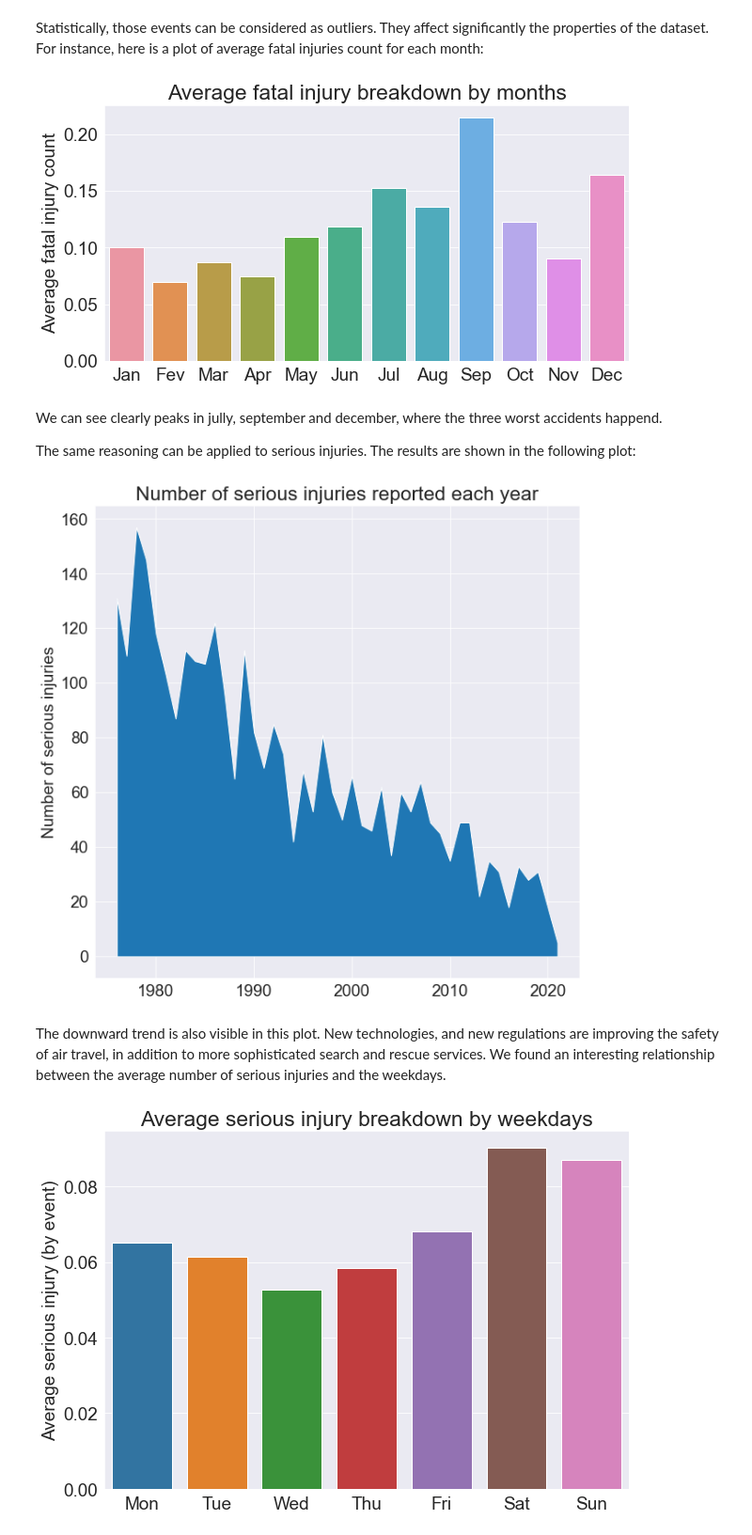
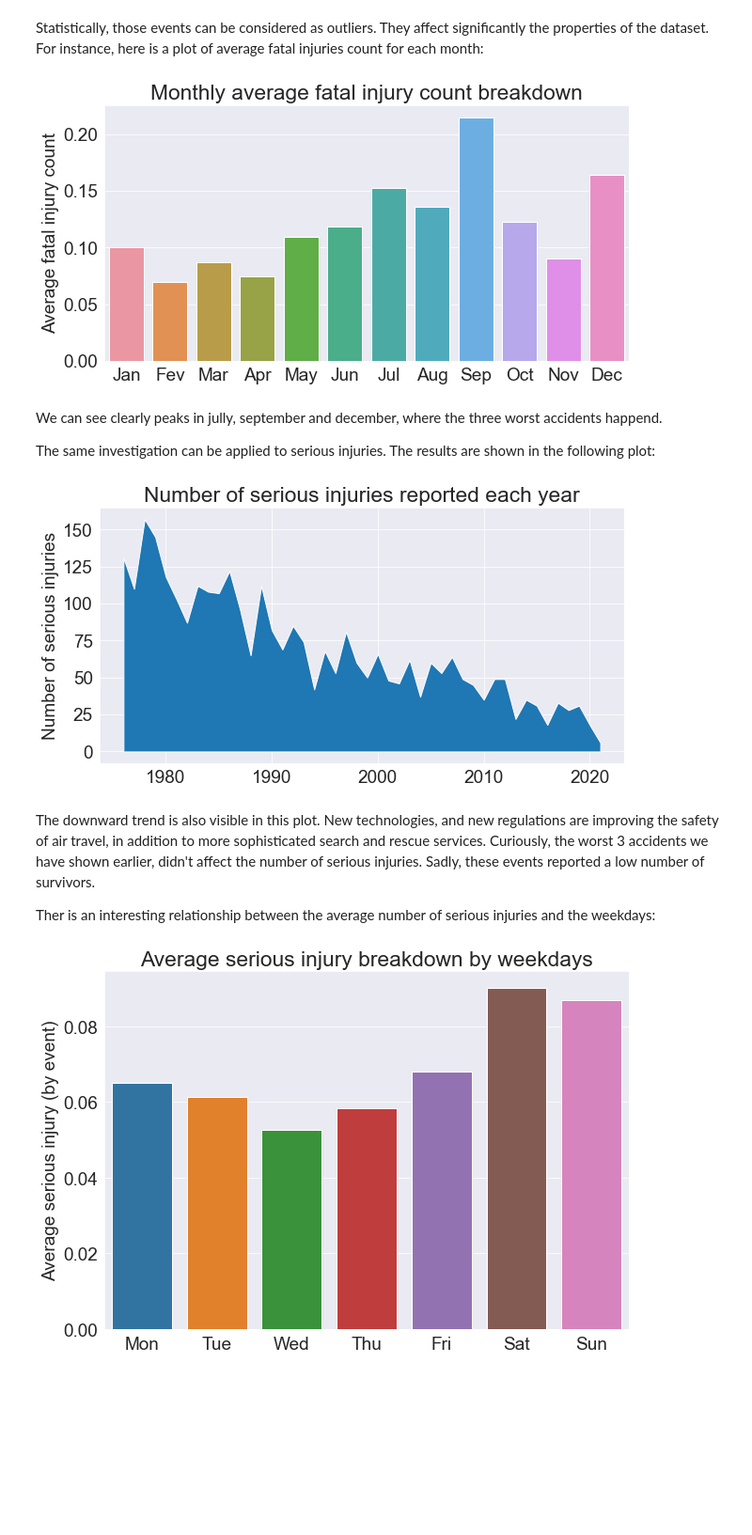
Before and after one commit to zaitrik/canadian_aviation, a Jupyter notebook: canadian_aviation.ipynb, the cells around one changed output. Shown at 94% size. Drawn from its saved outputs; the diff is of its cells as text; code cells hidden in the pictures; blank space fills up the shorter version.

```diff
--- a/canadian_aviation.ipynb
+++ b/canadian_aviation.ipynb
@@ -266,9 +283,9 @@ The result shows that there is almost no correlation between the number of event
 
 Next, we look at the incident type breakdown (as defined by Transportation Safety Board).
 # %%
-matplotlib.rcParams['figure.figsize'] = (10, 13)
+matplotlib.rcParams['figure.figsize'] = (10, 5)
 column = 'OccIncidentTypeID_DisplayEng'
-graph =  occurence_df.groupby(column)['OccNo'].count().sort_values(ascending=False)
+graph =  occurence_df.groupby(column)['OccNo'].count().sort_values(ascending=False).head(10)
 fig = sns.barplot(graph.values, graph.index);
 fig.set(xlabel = 'Events count', ylabel = 'Incident type', Title='Breakdown of aviation occurrences by incident type');
 # %% [output]
@@ -298,7 +315,7 @@ fig.set_xticklabels(np.arange(0,24));
 It comes out that most occurrences happen during daytime. Obviously, traffic density during day is higher, and the risk of incident increases.
 Next, we look at the incident/accident breakdown.
 # %%
-matplotlib.rcParams['figure.figsize'] = (10, 2)
+matplotlib.rcParams['figure.figsize'] = (10, 1.5)
 column = 'OccTypeID_DisplayEng'
 fig = sns.countplot(y=column, data = occurence_df.dropna(subset=[column]));
 fig.set(xlabel = 'Number of occurrences', ylabel = 'Category', Title='Breakdown of aviation occurrences by event category');
@@ -309,5 +326,5 @@ Statistically, there are more incidents (not involving fatal injuries, or aircra
 # %%
-matplotlib.rcParams['figure.figsize'] = (10, 10)
+matplotlib.rcParams['figure.figsize'] = (10, 5)
 column = 'OccYear'
 sub_occ1 = occurence_df[occurence_df['OccTypeID_DisplayEng']=='ACCIDENT']
 sub_occ2 = occurence_df[occurence_df['OccTypeID_DisplayEng']=='INCIDENT REPORTABLE']
@@ -343,10 +350,9 @@ Based on the available records, it turns out that Nav Canada and operators have
 # %%
-matplotlib.rcParams['figure.figsize'] = (10, 10)
+matplotlib.rcParams['figure.figsize'] = (10, 5)
 column = 'OccYear'
 data = occurence_df[occurence_df[column]>1965].dropna(subset=[column])
 data2= data.groupby(column)['TotalFatalCount'].sum()
 plt.fill_between(data2.index, data2.values);
-#plt.xlabel('Years');
 plt.ylabel('Number of fatal injuries');
 plt.title('Number of fatal injuries reported each year');
 # %% [output]
@@ -403,29 +409,29 @@ Statistically, those events can be considered as outliers. They affect significa
 matplotlib.rcParams['figure.figsize'] = (10, 5)
 data = occurence_df.groupby('OccMonth').TotalFatalCount.mean()
 fig = sns.barplot(x = data.index, y = data.values);
-fig.set(xlabel = '', ylabel = 'Average fatal injury count', Title='Average fatal injury breakdown by months');
+fig.set(xlabel = '', ylabel = 'Average fatal injury count', Title='Monthly average fatal injury count breakdown');
 fig.set_xticklabels(months);
 # %% [output]
-[figure, old version]
+[figure, new version]
 # %% [markdown]
 We can see clearly peaks in jully, september and december, where the three worst accidents happend.
 
 
-The same reasoning can be applied to serious injuries. The results are shown in the following plot:
+The same investigation can be applied to serious injuries. The results are shown in the following plot:
 # %%
-matplotlib.rcParams['figure.figsize'] = (10, 10)
+matplotlib.rcParams['figure.figsize'] = (10, 5)
 column = 'OccYear'
 data = occurence_df[occurence_df[column]>1965].dropna(subset=[column])
 data2= data.groupby(column)['TotalSeriousCount'].sum()
 plt.fill_between(data2.index, data2.values);
-#plt.xlabel('Years');
 plt.ylabel('Number of serious injuries');
 plt.title('Number of serious injuries reported each year');
 # %% [output]
-[figure, old version]
+[figure, new version]
 # %% [markdown]
-The downward trend is also visible in this plot. New technologies, and new regulations are improving the safety of air travel, in addition to more sophisticated search and rescue services.
-We found an interesting relationship between the average number of serious injuries and the weekdays.
+The downward trend is also visible in this plot. New technologies, and new regulations are improving the safety of air travel, in addition to more sophisticated search and rescue services. Curiously, the worst 3 accidents we have shown earlier, didn't affect the number of serious injuries. Sadly, these events reported a low number of survivors.
+
+Ther is an interesting relationship between the average number of serious injuries and the weekdays:
 # %%
 matplotlib.rcParams['figure.figsize'] = (10, 7)
 data = occurence_df.groupby('OccWeekday').TotalSeriousCount.mean()
```
Also changed, not shown: parts of 79 cells of this notebook, 5 other files.
